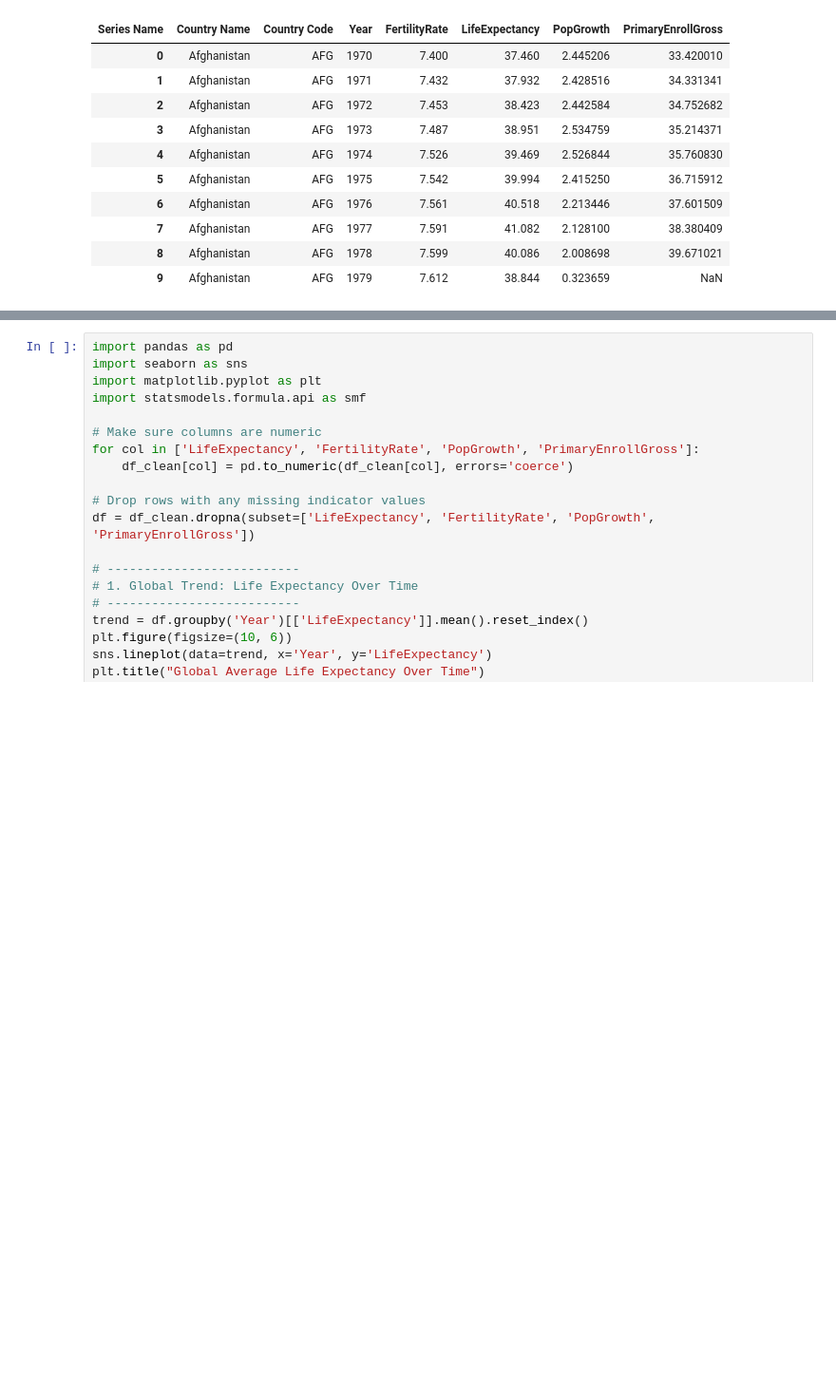
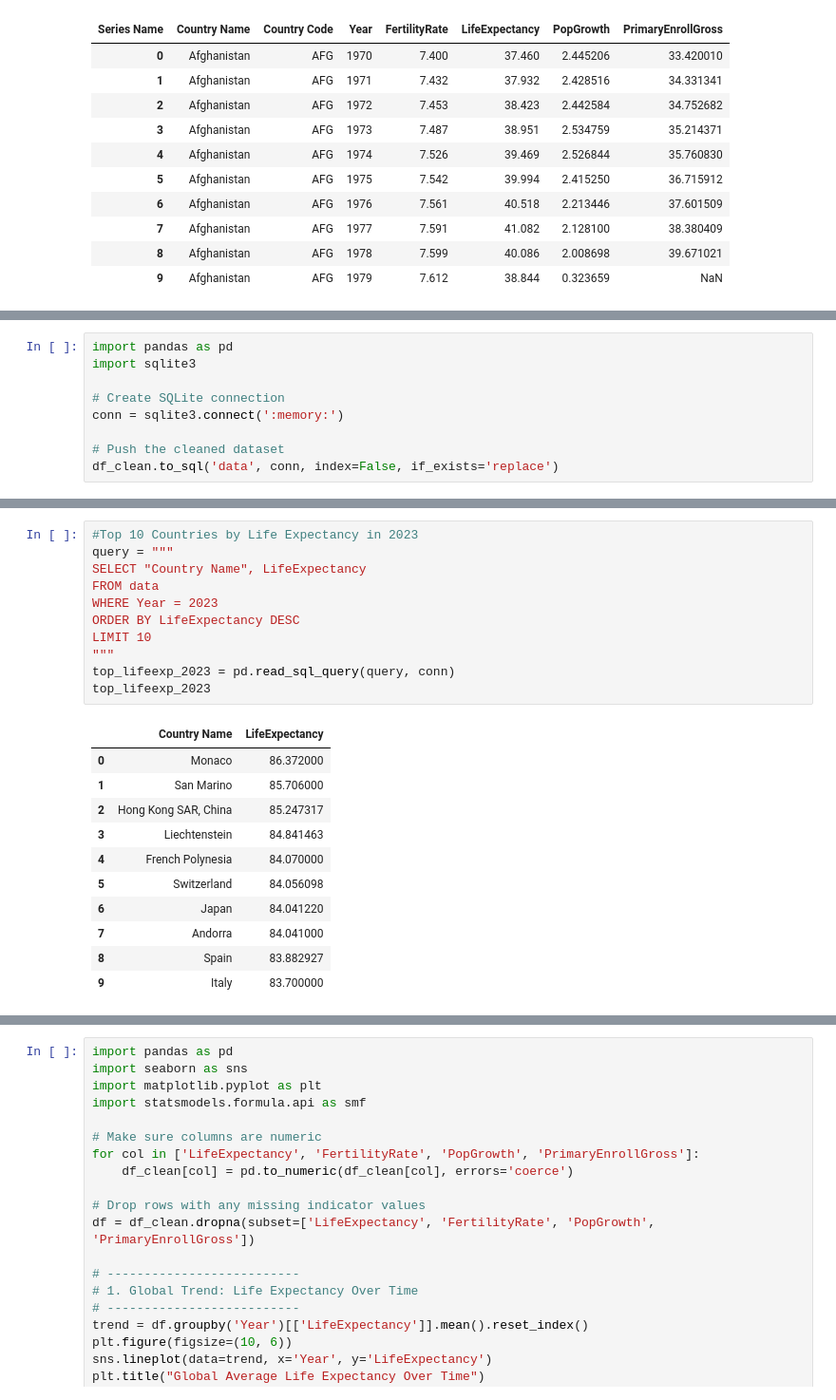
Before and after one commit to JackyAn0072/QTM350_final_project, a Jupyter notebook: scripts/data_analysis.ipynb, the cells around one changed output, grey strips where cells are left out. Shown at 95% size. Drawn from its saved outputs; the diff is of its cells as text; blank space fills up the shorter version.

```diff
--- a/scripts/data_analysis.ipynb
+++ b/scripts/data_analysis.ipynb
@@ -63,0 +66,9 @@ df_clean.head(10)
+# %%
+import pandas as pd
+import sqlite3
+
+# Create SQLite connection
+conn = sqlite3.connect(':memory:')
+
+# Push the cleaned dataset
+df_clean.to_sql('data', conn, index=False, if_exists='replace')
@@ -63,0 +128,23 @@ df_clean.head(10)
+# %%
+#Top 10 Countries by Life Expectancy in 2023
+query = """
+SELECT "Country Name", LifeExpectancy
+FROM data
+WHERE Year = 2023
+ORDER BY LifeExpectancy DESC
+LIMIT 10
+"""
+top_lifeexp_2023 = pd.read_sql_query(query, conn)
+top_lifeexp_2023
+# %% [output]
+|  | Country Name | LifeExpectancy |
+| 0 | Monaco | 86.372000 |
+| 1 | San Marino | 85.706000 |
+| 2 | Hong Kong SAR, China | 85.247317 |
+| 3 | Liechtenstein | 84.841463 |
+| 4 | French Polynesia | 84.070000 |
+| 5 | Switzerland | 84.056098 |
+| 6 | Japan | 84.041220 |
+| 7 | Andorra | 84.041000 |
+| 8 | Spain | 83.882927 |
+| 9 | Italy | 83.700000 |
```
Also changed, not shown: parts of 9 cells of this notebook, 10 other files.
